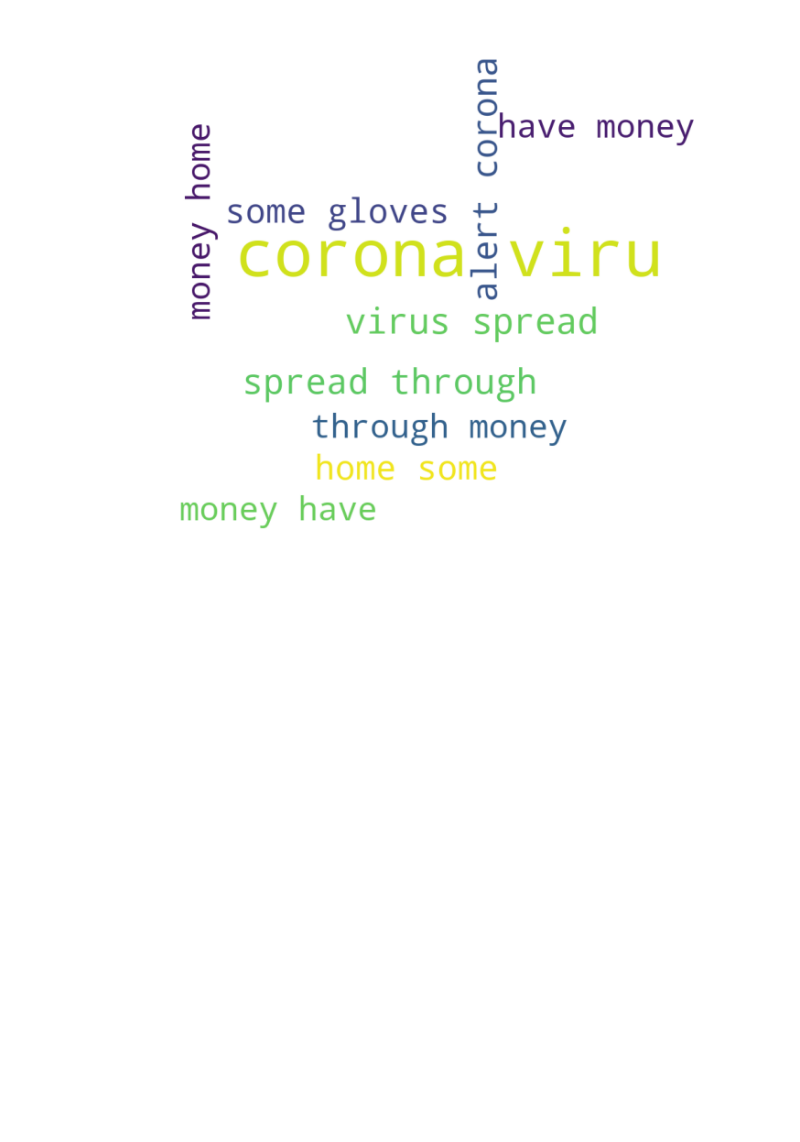
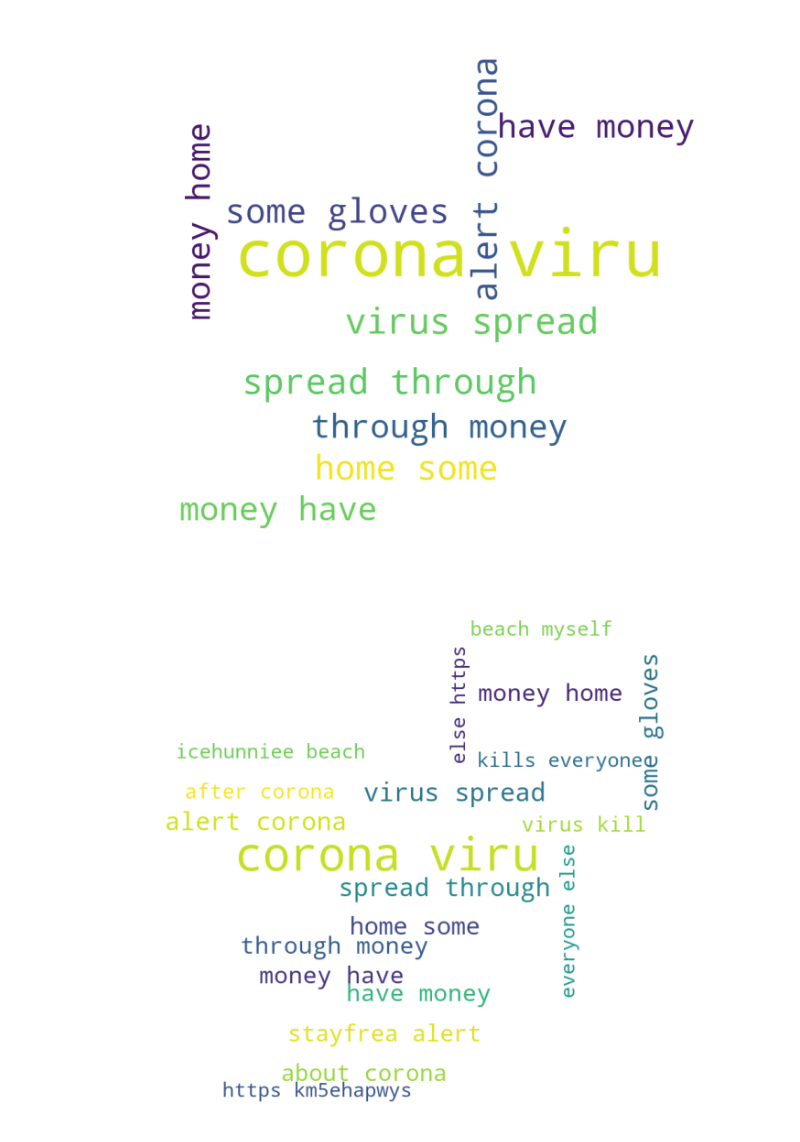
Before and after one commit to sarab56/mission-predictable-project, a Jupyter notebook: covid_tweet_analysis/twitter analysis.ipynb, the cells around one changed output. Cells and saved outputs as stored; diff of their text form; code cells hidden in the pictures; blank space fills up the shorter version.

```diff
--- a/covid_tweet_analysis/twitter analysis.ipynb
+++ b/covid_tweet_analysis/twitter analysis.ipynb
@@ -253,31 +255,33 @@ plt.show()
 # %%
 df = pd.read_csv("coronavirus.csv")
 
 comment_words = ''
 stopwords = set(STOPWORDS)
 
 
 for t in df.text:
     t = str(t)
 
     tokens = t.split() #dividing it into tokens
 
 
     for i in range(len(tokens)):
         tokens[i] = tokens[i].lower() #lowercase of tokens
 
     comment_words += " ".join(tokens)+" " #making comment word
 
 
 # generating wordcloud
 
 twitter_mask = cv2.imread('twitter_mask.png')
-wordcloud = WordCloud(width = 1800, height = 1400,background_color ='white',stopwords = stopwords, mask = twitter_mask, max_font_size=100,min_font_size = 50).generate(comment_words)
+wordcloud = WordCloud(width = 1800, height = 1400,background_color ='white',stopwords = stopwords, mask = twitter_mask, max_font_size=70,min_font_size = 30).generate(comment_words)
 
 # plotting it
-plt.figure(figsize = (10, 10), edgecolor='r')
+plt.figure(figsize = (10, 10), edgecolor='b')
 plt.imshow(wordcloud)
 plt.axis("off")
 plt.tight_layout(pad = 0) #adjust subplot parameters to give specified padding.
 
 plt.show()
+# %% [output]
+[figure, added]
```
Also changed, not shown: parts of 1 cell of this notebook, 1 other file.
